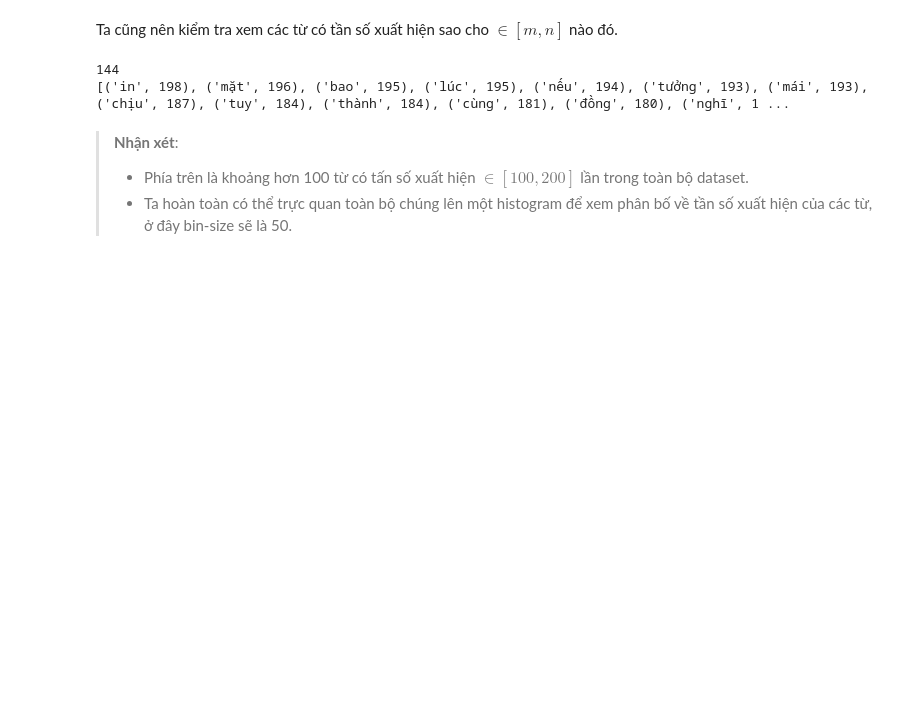
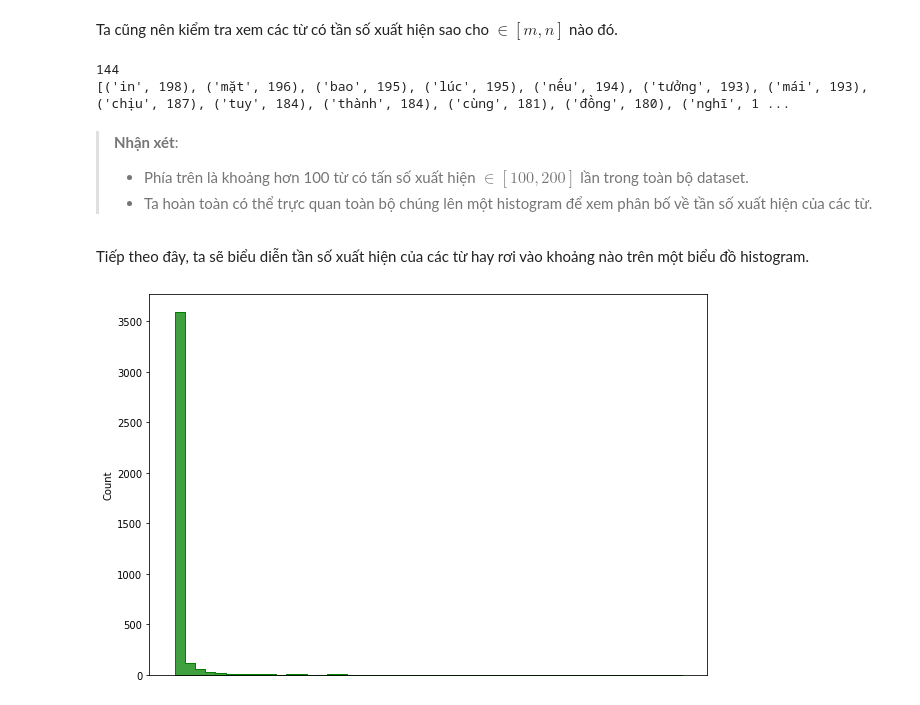
Before and after one commit to cuongpiger/SCL_KHVW_Sentiment_Analysis_Project, a Jupyter notebook: 03.eda.ipynb, the cells around one changed output. Saved outputs shown, nothing was run; the diff lists cells and outputs as text; code cells hidden in the pictures; blank space fills up the shorter version.

```diff
--- a/03.eda.ipynb
+++ b/03.eda.ipynb
@@ -90,4 +90,10 @@ print(tmp)
 # %% [markdown]
 > **Nhận xét**:
 > * Phía trên là khoảng hơn 100 từ có tấn số xuất hiện $\in [100, 200]$ lần trong toàn bộ dataset.
-> * Ta hoàn toàn có thể trực quan toàn bộ chúng lên một histogram để xem phân bố về tần số xuất hiện của các từ, ở đây bin-size sẽ là 50.
+> * Ta hoàn toàn có thể trực quan toàn bộ chúng lên một histogram để xem phân bố về tần số xuất hiện của các từ.
+# %% [markdown]
+Tiếp theo đây, ta sẽ biểu diễn tần số xuất hiện của các từ hay rơi vào khoảng nào trên một biểu đồ histogram.
+# %%
+Detective.wordFrequencyHistplot([tpl[1] for tpl in word_freq])
+# %% [output]
+[figure, added]
```
Also changed, not shown: parts of 3 cells of this notebook, 1 other file.
